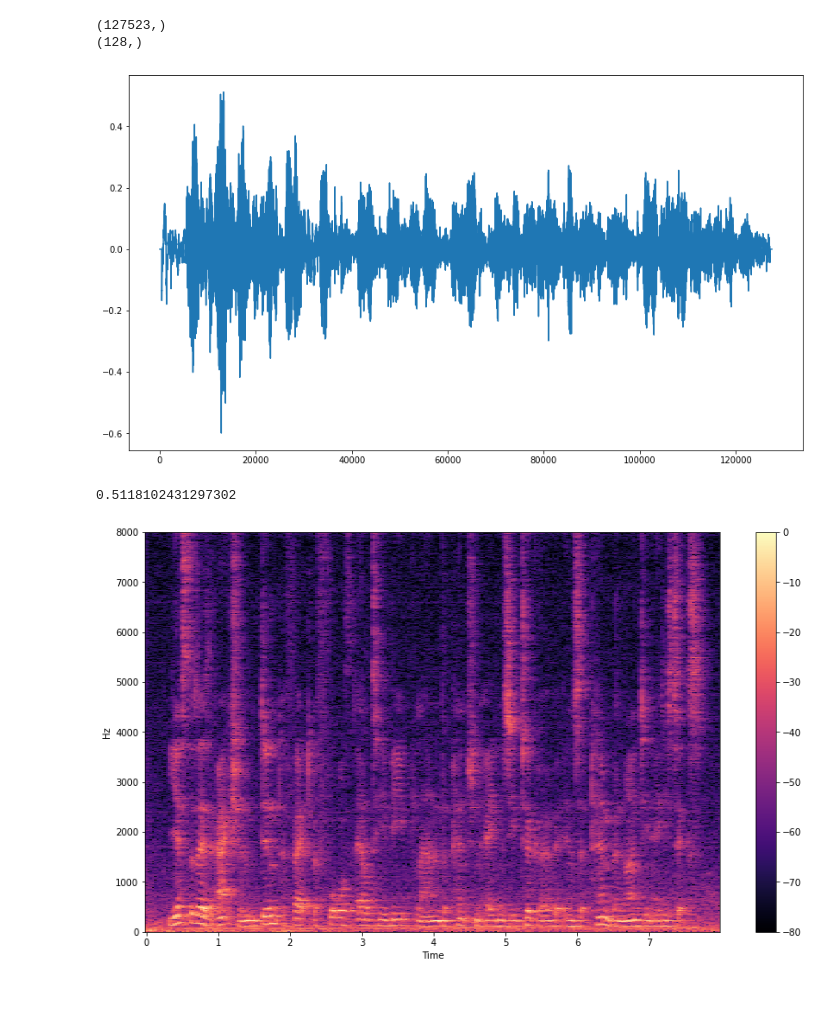
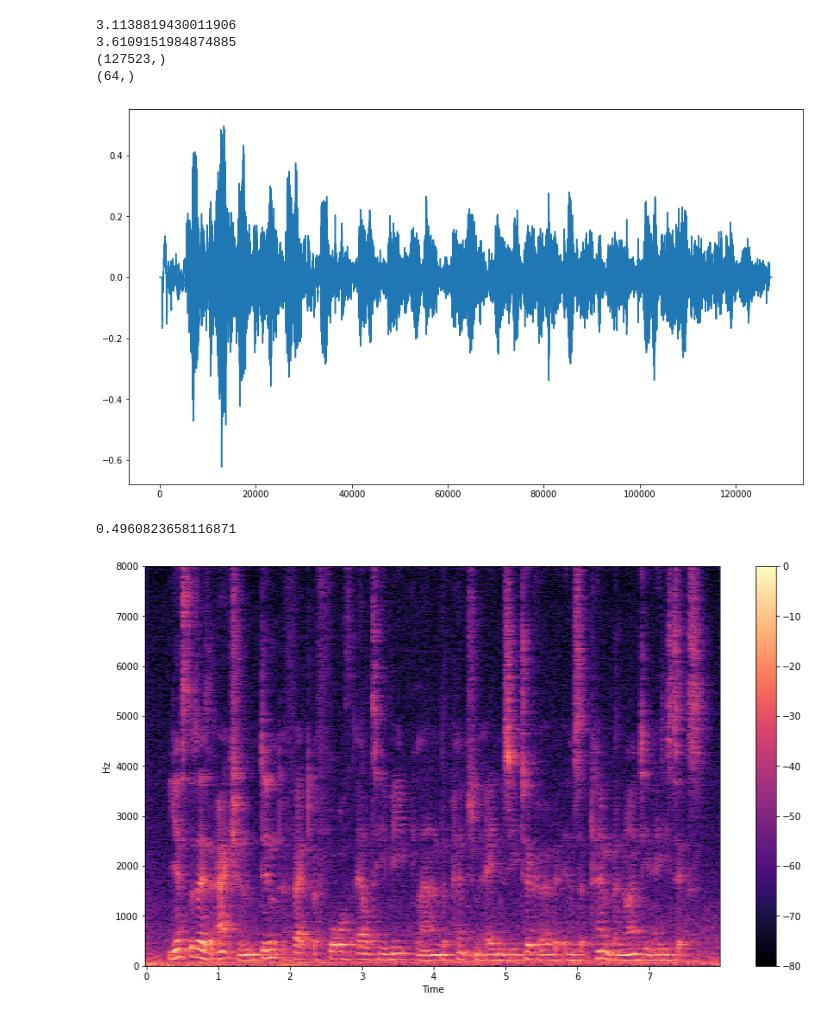
Before and after one commit to wangwei2009/DistantSpeech, a Jupyter notebook: example/wpe.ipynb, the cells around one changed output. Drawn from its saved outputs; the diff is of its cells as text; code cells hidden in the pictures.

```diff
--- a/example/wpe.ipynb
+++ b/example/wpe.ipynb
@@ -104,27 +108,28 @@ overlap = frameLen - hop
 # fs = 16000
 
 # start = tim
-subband_lms = SubbandLMS(filter_len=2, num_bands=512, mu=1e-1) # use nyq subband
-aic = SubbandLMS(filter_len=2, num_bands=512, mu=1e-1) # use nyq subband
-transform = Transform(n_fft=512, hop_length=256, channel=M)
-# spp.mcra.L = 10
+# subband_lms = SubbandLMS(filter_len=2, num_bands=512, mu=1e-1) # use nyq subband
+# aic = SubbandLMS(filter_len=2, num_bands=512, mu=1e-1) # use nyq subband
+# transform = Transform(n_fft=512, hop_length=256, channel=M)
+# # spp.mcra.L = 10
 
-mcspp = McSpp(nfft=512, channels=M)
-transform = Transform(n_fft=512, hop_length=256, channel=M)
-D = transform.stft(np.transpose(array_data))
-p = np.zeros((half_bin, D.shape[1]))
+# mcspp = McSpp(nfft=512, channels=M)
+# transform = Transform(n_fft=512, hop_length=256, channel=M)
+# D = transform.stft(np.transpose(array_data))
+# p = np.zeros((half_bin, D.shape[1]))
 # for n in range(D.shape[1]):
 #     y = D[:, n, :]  # [half_bin, M]
 #     p[:, n] = mcspp.estimation(y)
 
 # pmesh(p)
 
-hop_length = 128
+n_fft = 256
+hop_length = 64
 
-wpe = Wpe(channels=M, mu=0.5, forgetting_factor=0.998, filter_len=10, delay=2, hop_length=hop_length)
+wpe = Wpe(channels=M, mu=1e-4, forgetting_factor=0.998, filter_len=20, delay=4, num_bands=n_fft, hop_length=hop_length)
 
-src = array_data[1]
-data = array_data[2]
+src = array_data[0]
+data = array_data[1]
 valid_len = array_data.shape[1]-frameLen  # discard last frame
 
 
@@ -132,8 +137,8 @@ output_fbf = np.zeros(data.shape)
 output_bm = np.zeros(data.shape)
 output_aic = np.zeros(data.shape)
 
-delay_fbf = DelaySamples(hop, frameLen+hop)
-delay_p = DelayFrames(half_bin, 2)
+# delay_fbf = DelaySamples(hop, frameLen+hop)
+# delay_p = DelayFrames(half_bin, 2)
 
 yout = np.zeros(data.shape)
 
@@ -167,19 +154,27 @@ self.g:(1024,)
 # %%
-audiowrite('wpe/dereverb.wav', yout)
+from srmrpy import srmr
+out = srmr(array_data[0], 16000, n_cochlear_filters=23, low_freq=125, min_cf=4, max_cf=128, fast=True, norm=False)
+print(out[0])
+out = srmr(yout, 16000, n_cochlear_filters=23, low_freq=125, min_cf=4, max_cf=128, fast=True, norm=False)
+print(out[0])
+
+audiowrite('wpe/dereverb2.wav', yout)
 print(data.shape)
 print(err.shape)
 pt(yout)
 print(np.max(yout))
 visual(data)
 visual(yout)
 # you1 = yout.copy()
 # yout[yout>1.0] = 1.0
 # yout[yout<-1.0] = -1.0
 # visual(yout)
 # pt(yout)
 # %% [output]
+3.1138819430011906
+3.6109151984874885
 (127523,)
-(128,)
+(64,)
-[figure, old version]
+[figure, new version]
-0.5118102431297302
+0.4960823658116871
-[figure, old version]
+[figure, new version]
```
Also changed, not shown: parts of 3 cells of this notebook.
